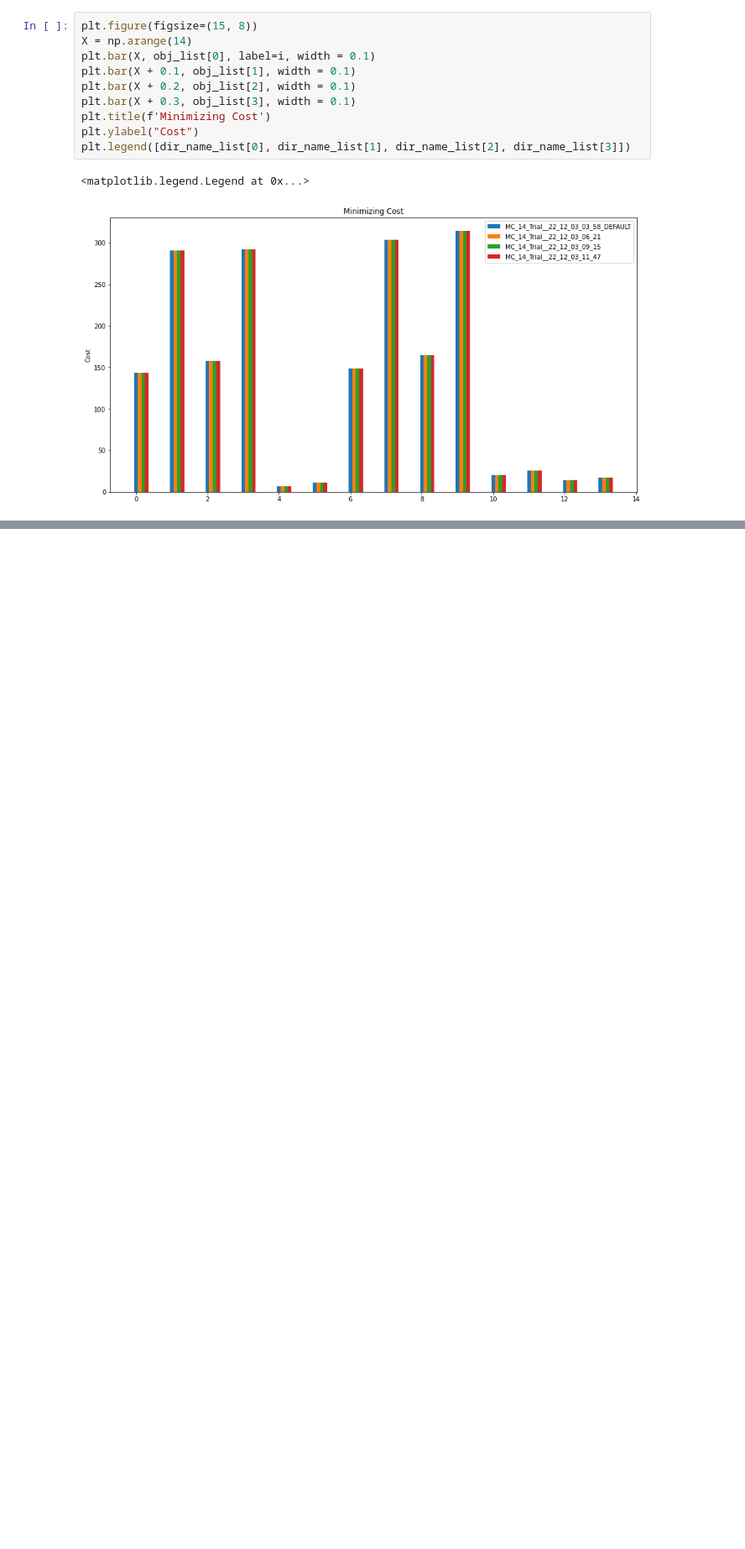
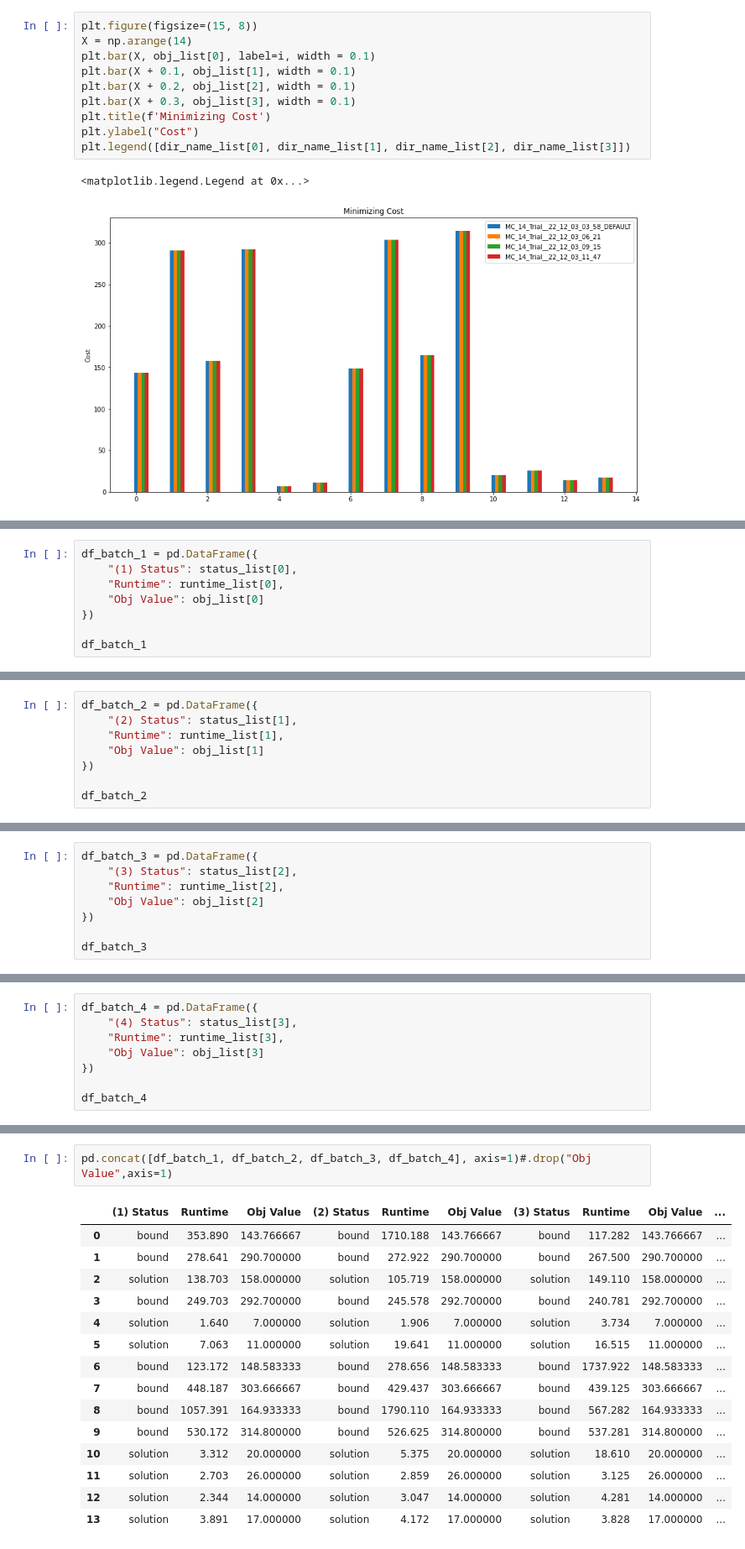
Before and after one commit to renzo-b/exam-timetabling-smac, a Jupyter notebook: process_results_wh.ipynb, the cells around one changed output, grey strips where cells are left out. Shown at 84% size. Cells and saved outputs as stored; diff of their text form; blank space fills up the shorter version.

```diff
--- a/process_results_wh.ipynb
+++ b/process_results_wh.ipynb
@@ -352,0 +366,8 @@ display(df_schedule)
+# %%
+df_batch_1 = pd.DataFrame({
+    "(1) Status": status_list[0],
+    "Runtime": runtime_list[0],
+    "Obj Value": obj_list[0]
+})
+
+df_batch_1
@@ -352,0 +390,8 @@ display(df_schedule)
+# %%
+df_batch_2 = pd.DataFrame({
+    "(2) Status": status_list[1],
+    "Runtime": runtime_list[1],
+    "Obj Value": obj_list[1]
+})
+
+df_batch_2
@@ -352,0 +414,8 @@ display(df_schedule)
+# %%
+df_batch_3 = pd.DataFrame({
+    "(3) Status": status_list[2],
+    "Runtime": runtime_list[2],
+    "Obj Value": obj_list[2]
+})
+
+df_batch_3
@@ -352,0 +438,8 @@ display(df_schedule)
+# %%
+df_batch_4 = pd.DataFrame({
+    "(4) Status": status_list[3],
+    "Runtime": runtime_list[3],
+    "Obj Value": obj_list[3]
+})
+
+df_batch_4
@@ -352,0 +462,18 @@ display(df_schedule)
+# %%
+pd.concat([df_batch_1, df_batch_2, df_batch_3, df_batch_4], axis=1)#.drop("Obj Value",axis=1)
+# %% [output]
+|  | (1) Status | Runtime | Obj Value | (2) Status | Runtime | Obj Value | (3) Status | Runtime | Obj Value | ... |
+| 0 | bound | 353.890 | 143.766667 | bound | 1710.188 | 143.766667 | bound | 117.282 | 143.766667 | ... |
+| 1 | bound | 278.641 | 290.700000 | bound | 272.922 | 290.700000 | bound | 267.500 | 290.700000 | ... |
+| 2 | solution | 138.703 | 158.000000 | solution | 105.719 | 158.000000 | solution | 149.110 | 158.000000 | ... |
+| 3 | bound | 249.703 | 292.700000 | bound | 245.578 | 292.700000 | bound | 240.781 | 292.700000 | ... |
+| 4 | solution | 1.640 | 7.000000 | solution | 1.906 | 7.000000 | solution | 3.734 | 7.000000 | ... |
+| 5 | solution | 7.063 | 11.000000 | solution | 19.641 | 11.000000 | solution | 16.515 | 11.000000 | ... |
+| 6 | bound | 123.172 | 148.583333 | bound | 278.656 | 148.583333 | bound | 1737.922 | 148.583333 | ... |
+| 7 | bound | 448.187 | 303.666667 | bound | 429.437 | 303.666667 | bound | 439.125 | 303.666667 | ... |
+| 8 | bound | 1057.391 | 164.933333 | bound | 1790.110 | 164.933333 | bound | 567.282 | 164.933333 | ... |
+| 9 | bound | 530.172 | 314.800000 | bound | 526.625 | 314.800000 | bound | 537.281 | 314.800000 | ... |
+| 10 | solution | 3.312 | 20.000000 | solution | 5.375 | 20.000000 | solution | 18.610 | 20.000000 | ... |
+| 11 | solution | 2.703 | 26.000000 | solution | 2.859 | 26.000000 | solution | 3.125 | 26.000000 | ... |
+| 12 | solution | 2.344 | 14.000000 | solution | 3.047 | 14.000000 | solution | 4.281 | 14.000000 | ... |
+| 13 | solution | 3.891 | 17.000000 | solution | 4.172 | 17.000000 | solution | 3.828 | 17.000000 | ... |
```
Also changed, not shown: parts of 18 cells of this notebook.
